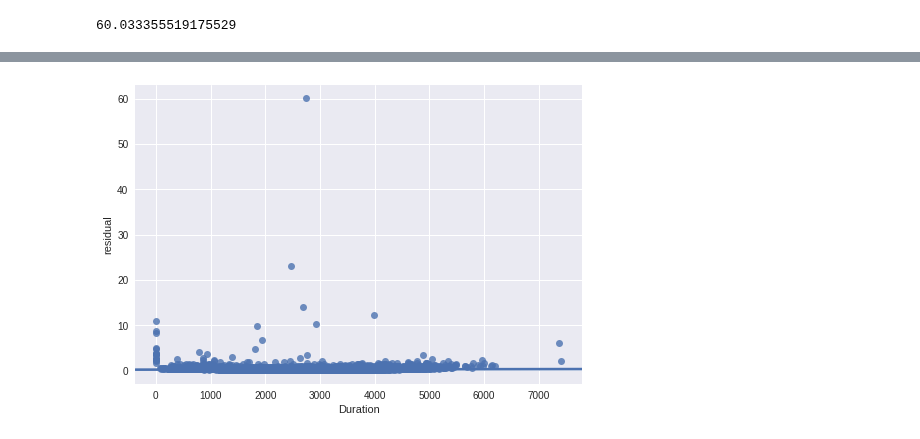
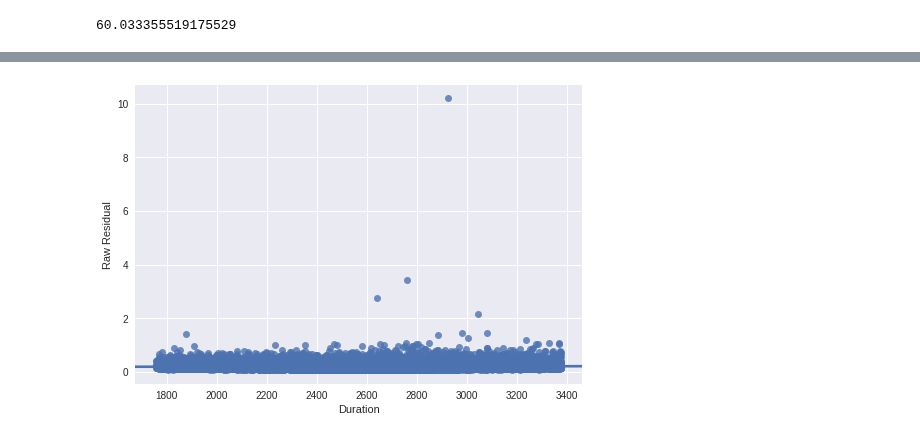
Before and after one commit to beelze-b/Open-Dota-Exploration, a Jupyter notebook: WeightsAndResiduals.ipynb, the cells around one changed output, grey strips where cells are left out. Cells and saved outputs as stored; diff of their text form; code cells hidden in the pictures.

```diff
--- a/WeightsAndResiduals.ipynb
+++ b/WeightsAndResiduals.ipynb
@@ -275,10 +285,14 @@ plt.show()
 # %%
-sns.regplot(df['duration'], df['residual'])
+duration = df['duration']
+duration_mask = outlier_mask(duration)
+sns.regplot(df['duration'][duration_mask], df['residual'][duration_mask])
 ax = plt.gca()
 ax.set_xlabel("Duration")
+ax.set_ylabel("Raw Residual")
+plt.savefig('graphs/durationresidual.png', bbox_inches='tight')
 plt.show()
 # %% [output]
-[figure, old version]
+[figure, new version]
 # %%
 df[df['residual'] > percentile99]
 # %% [output]
```
Also changed, not shown: parts of 19 cells of this notebook.
